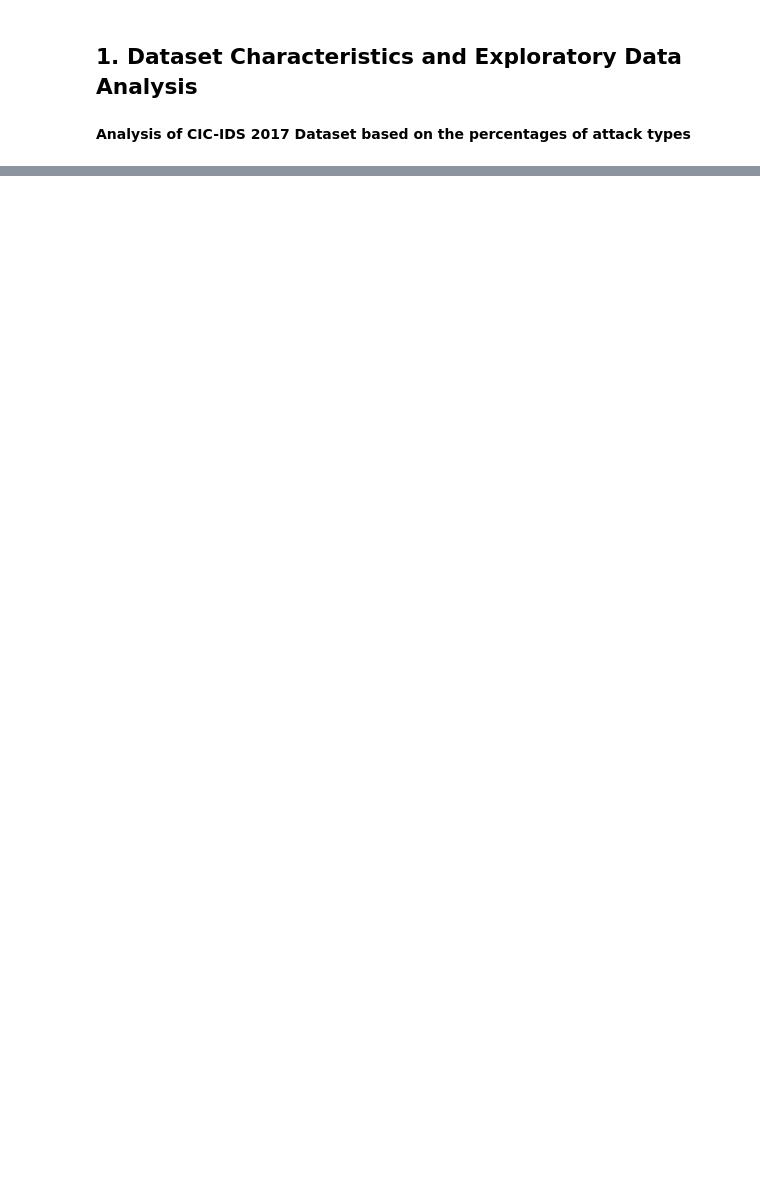
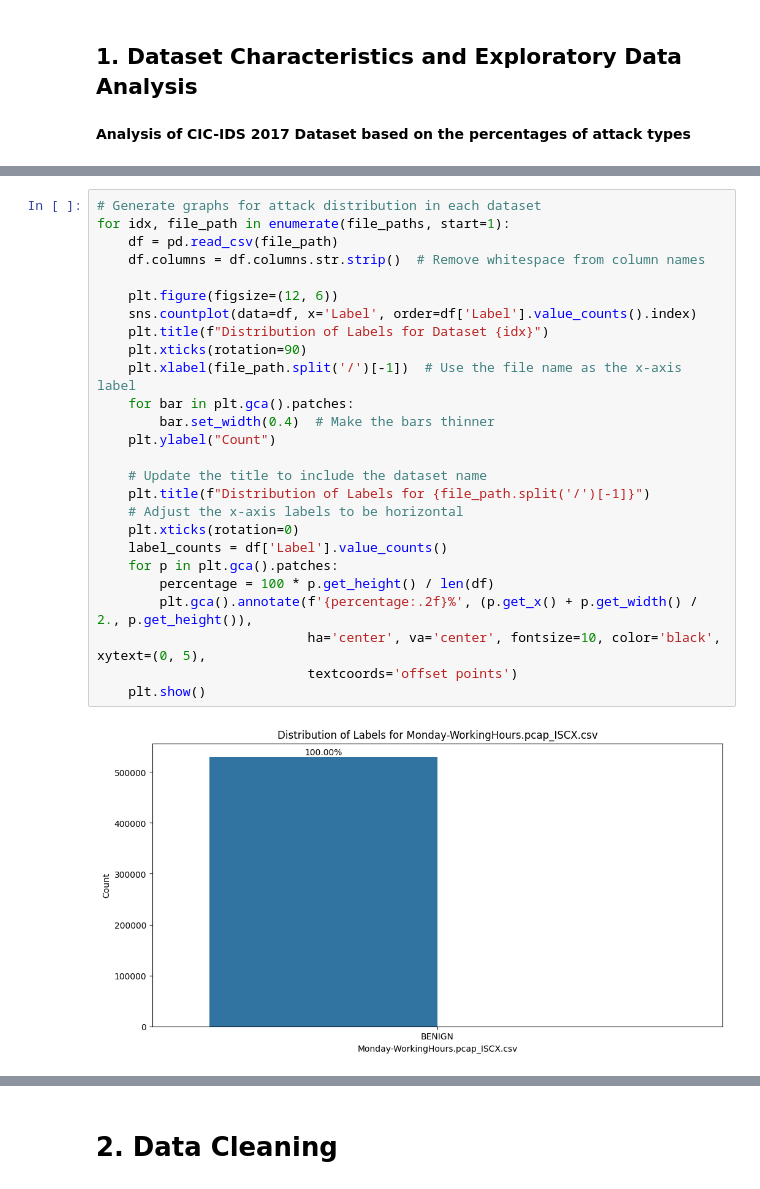
Before and after one commit to spencer-kanjera/Hybrid-Botnet-Detection-In-IOT-Using-GA-and-LightGBM, a Jupyter notebook: Exploratory Data Analysis.ipynb, the cells around one changed output, grey strips where cells are left out. Cells and saved outputs as stored; diff of their text form; blank space fills up the shorter version.

```diff
--- a/Exploratory Data Analysis.ipynb
+++ b/Exploratory Data Analysis.ipynb
@@ -193,0 +77,28 @@ plt.show()
+# %%
+# Generate graphs for attack distribution in each dataset
+for idx, file_path in enumerate(file_paths, start=1):
+    df = pd.read_csv(file_path)
+    df.columns = df.columns.str.strip()  # Remove whitespace from column names
+
+    plt.figure(figsize=(12, 6))
+    sns.countplot(data=df, x='Label', order=df['Label'].value_counts().index)
+    plt.title(f"Distribution of Labels for Dataset {idx}")
+    plt.xticks(rotation=90)
+    plt.xlabel(file_path.split('/')[-1])  # Use the file name as the x-axis label
+    for bar in plt.gca().patches:
+        bar.set_width(0.4)  # Make the bars thinner
+    plt.ylabel("Count")
+
+    # Update the title to include the dataset name
+    plt.title(f"Distribution of Labels for {file_path.split('/')[-1]}")
+    # Adjust the x-axis labels to be horizontal
+    plt.xticks(rotation=0)
+    label_counts = df['Label'].value_counts()
+    for p in plt.gca().patches:
+        percentage = 100 * p.get_height() / len(df)
+        plt.gca().annotate(f'{percentage:.2f}%', (p.get_x() + p.get_width() / 2., p.get_height()),
+                           ha='center', va='center', fontsize=10, color='black', xytext=(0, 5),
+                           textcoords='offset points')
+    plt.show()
+# %% [output]
+[figure, added]
@@ -193,0 +112,2 @@ plt.show()
+# %% [markdown]
+# 2. Data Cleaning
```
Also changed, not shown: parts of 22 cells of this notebook, 4 other files.
